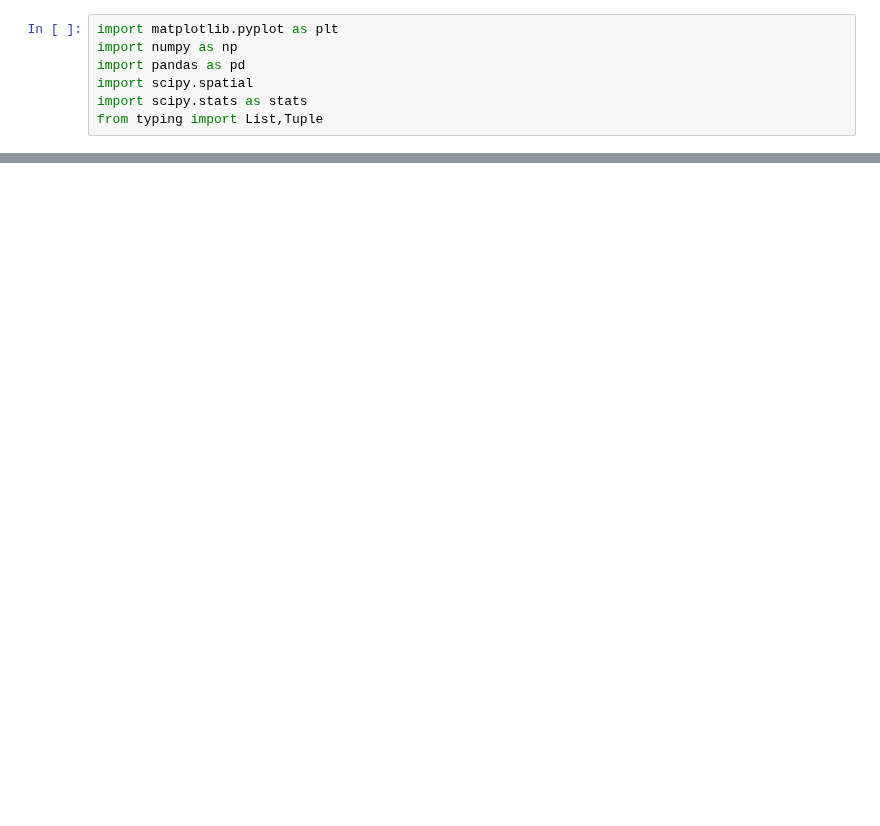
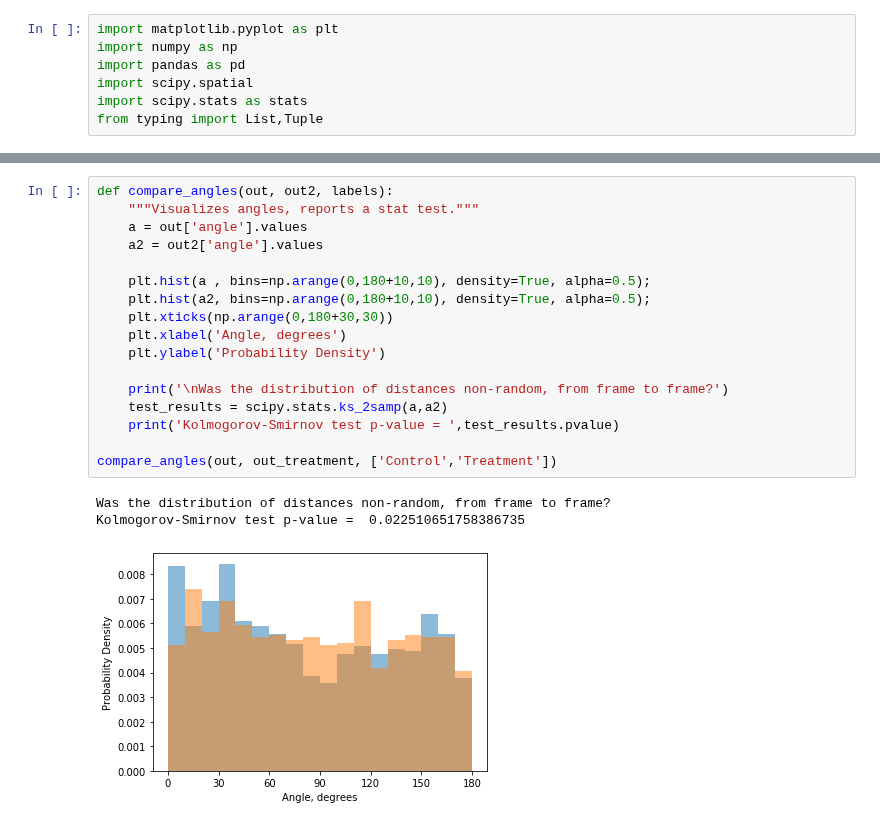
Before and after one commit to khakhalin/Xenopus-Behavior, a Jupyter notebook: 01_Schooling/schooling_analysis.ipynb, the cells around one changed output, grey strips where cells are left out. Saved outputs shown, nothing was run; the diff lists cells and outputs as text; blank space fills up the shorter version.

```diff
--- a/01_Schooling/schooling_analysis.ipynb
+++ b/01_Schooling/schooling_analysis.ipynb
@@ -179,0 +260,21 @@ out.head(5)
+# %%
+def compare_angles(out, out2, labels):
+    """Visualizes angles, reports a stat test."""
+    a = out['angle'].values
+    a2 = out2['angle'].values
+
+    plt.hist(a , bins=np.arange(0,180+10,10), density=True, alpha=0.5);
+    plt.hist(a2, bins=np.arange(0,180+10,10), density=True, alpha=0.5);
+    plt.xticks(np.arange(0,180+30,30))
+    plt.xlabel('Angle, degrees')
+    plt.ylabel('Probability Density')
+
+    print('\nWas the distribution of distances non-random, from frame to frame?')
+    test_results = scipy.stats.ks_2samp(a,a2)
+    print('Kolmogorov-Smirnov test p-value = ',test_results.pvalue)
+
+compare_angles(out, out_treatment, ['Control','Treatment'])
+# %% [output]
+Was the distribution of distances non-random, from frame to frame?
+Kolmogorov-Smirnov test p-value =  0.022510651758386735
+[figure, added]
```
Also changed, not shown: parts of 20 cells of this notebook, 1 other file.
